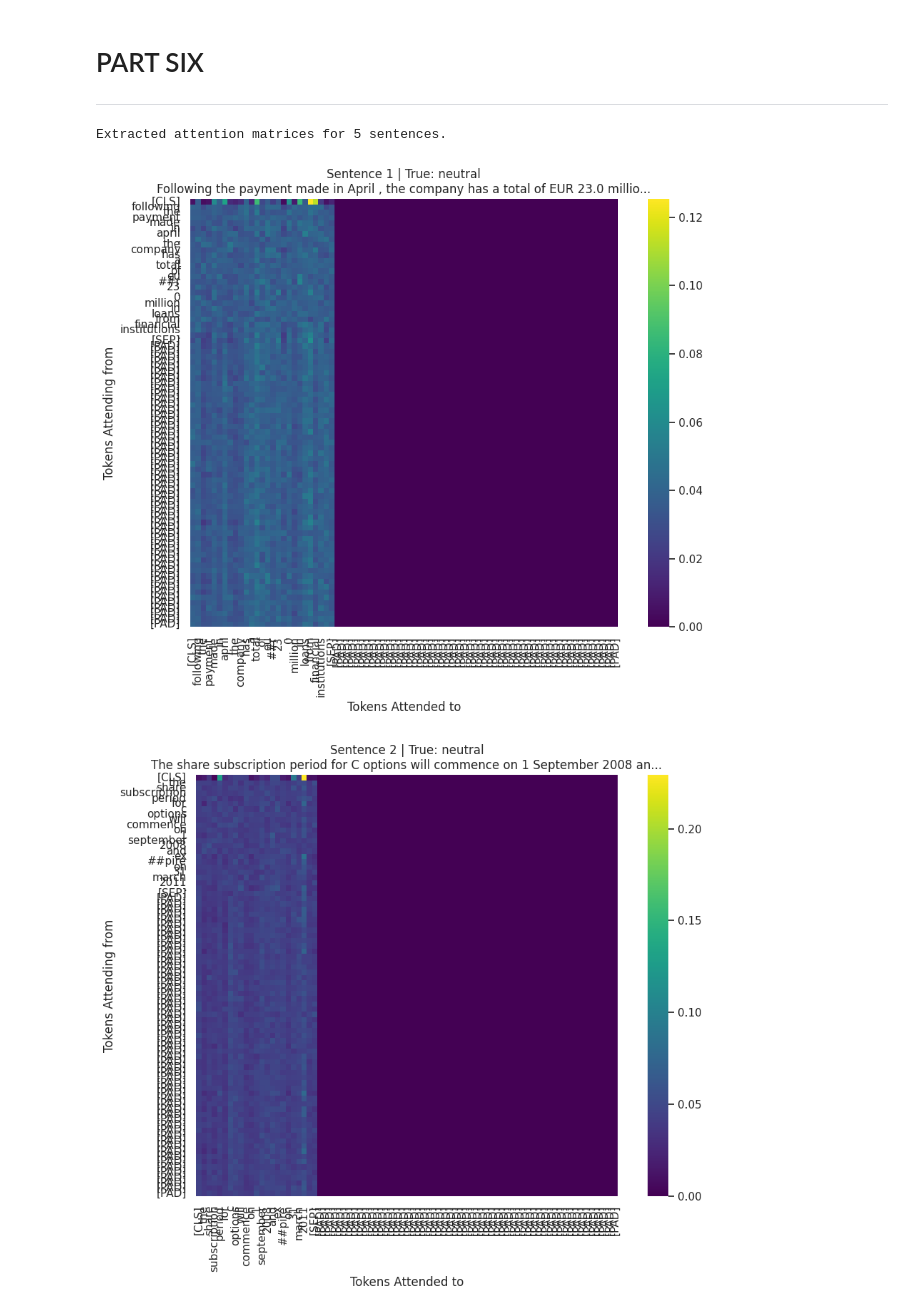
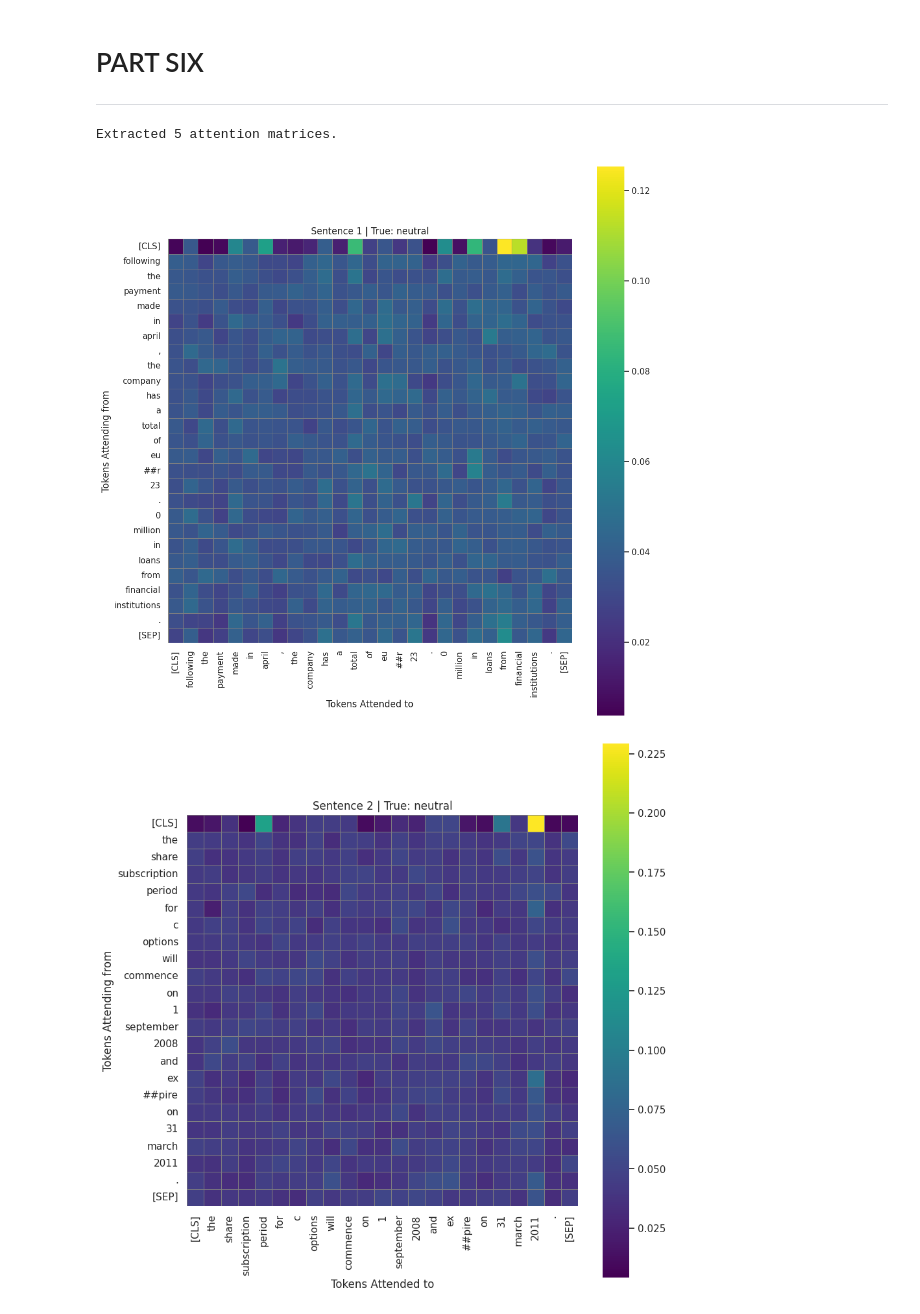
Before and after one commit to Hosna84/Absolute-ajority, a Jupyter notebook: financial_text_sentiment_analysis.ipynb, the cells around one changed output. Cells and saved outputs as stored; diff of their text form; code cells hidden in the pictures.

```diff
--- a/financial_text_sentiment_analysis.ipynb
+++ b/financial_text_sentiment_analysis.ipynb
@@ -815,16 +815,22 @@ Validation predictions saved to 'validation_predictions.csv'
 
 ---
 # %%
+import numpy as np
+import matplotlib.pyplot as plt
+import seaborn as sns
+
+#Extract attention weights for the first 5 validation sentences
 num_samples = 5
 sentences = val_df['sentence'].iloc[:num_samples].values
 true_labels = val_df['label_idx'].iloc[:num_samples].values
 
 model.eval()
-attention_matrices = []   # to store the attention weight matrices
+attention_matrices = []
+valid_lengths = []  # to store actual sentence lengths (without padding)
 
 with torch.no_grad():
     for sent in sentences:
-        # Tokenize the sentence (same max_len as training)
+        # Tokenize with padding/truncation
         encoding = tokenizer(
             sent,
             add_special_tokens=True,
@@ -836,45 +842,53 @@ with torch.no_grad():
         input_ids = encoding['input_ids'].to(device)
         attn_mask = encoding['attention_mask'].to(device)
 
-        # Forward pass (we don't need the output)
+        # Forward pass
         _ = model(input_ids, attn_mask)
 
-        # Retrieve attention weights from the last layer
-        # shape: (1, num_heads, seq_len, seq_len)
-        attn_weights = model.layers[-1].attention.last_attention_weights
+        # Get attention weights from last layer
+        attn_weights = model.layers[-1].attention.last_attention_weights  # (1, num_heads, seq_len, seq_len)
 
-        # Average over all heads → (seq_len, seq_len)
-        avg_attn = attn_weights.mean(dim=1).squeeze(0).cpu().numpy()
+        # Average over heads and remove batch dimension
+        avg_attn = attn_weights.mean(dim=1).squeeze(0).cpu().numpy()  # (seq_len, seq_len)
+
         attention_matrices.append(avg_attn)
 
-print(f"Extracted attention matrices for {len(attention_matrices)} sentences.")
+        # Determine actual length (number of non-pad tokens)
+        valid_len = attn_mask.squeeze().sum().item()
+        valid_lengths.append(valid_len)
+
+print(f"Extracted {len(attention_matrices)} attention matrices.")
 # %% [output]
-Extracted attention matrices for 5 sentences.
+Extracted 5 attention matrices.
 # %%
-#Plot heatmaps with token labels
-for i, (sent, attn_matrix) in enumerate(zip(sentences, attention_matrices)):
-    # Tokenize again to get the actual tokens (including special tokens)
+#Plot clean heatmaps (only non-padded tokens)
+for i, (sent, attn_matrix, valid_len) in enumerate(zip(sentences, attention_matrices, valid_lengths)):
+    # Get token list (including special tokens) without padding
     tokens = tokenizer.tokenize(sent)
-    # Add special tokens manually for alignment: BERT adds [CLS] at start and [SEP] at end
-    tokens = ['[CLS]'] + tokens + ['[SEP]']
-    # Truncate/pad to MAX_LEN (same as before)
-    if len(tokens) > MAX_LEN:
-        tokens = tokens[:MAX_LEN]
-    else:
-        tokens = tokens + ['[PAD]'] * (MAX_LEN - len(tokens))
+    tokens = ['[CLS]'] + tokens + ['[SEP]']  # BERT adds these automatically
+    # Truncate if necessary (though we already truncated to MAX_LEN)
+    if len(tokens) > valid_len:
+        tokens = tokens[:valid_len]
+
+    # Slice the attention matrix to keep only valid rows/columns
+    attn_matrix = attn_matrix[:valid_len, :valid_len]
 
     # True label name
     label_name = label_encoder.inverse_transform([true_labels[i]])[0]
 
-    # Plot heatmap
-    plt.figure(figsize=(10, 8))
+    # Set figure size based on token count (min 8, max 20)
+    figsize = max(8, min(20, valid_len * 0.4))
+    plt.figure(figsize=(figsize, figsize))
+
     sns.heatmap(attn_matrix, xticklabels=tokens, yticklabels=tokens,
-                cmap='viridis', cbar=True, square=True)
-    plt.title(f"Sentence {i+1} | True: {label_name}\n{sent[:80]}...")
+                cmap='viridis', cbar=True, square=True,
+                linewidths=0.5, linecolor='gray')  # optional grid lines
+
+    plt.title(f"Sentence {i+1} | True: {label_name}")
     plt.xlabel("Tokens Attended to")
     plt.ylabel("Tokens Attending from")
     plt.tight_layout()
     plt.show()
 # %% [output]
-[figure, old version]
+[figure, new version]
-[figure, old version]
+[figure, new version]
```
Also changed, not shown: parts of 1 cell of this notebook.
